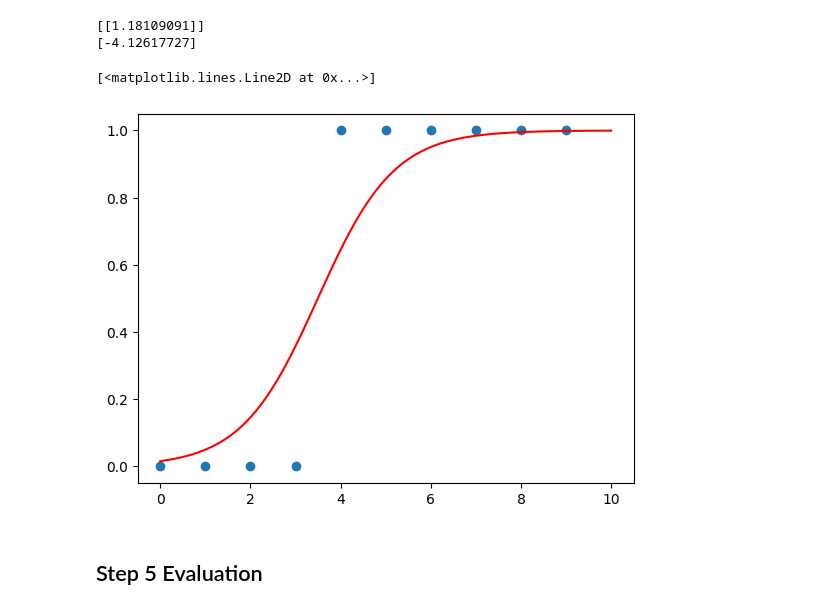
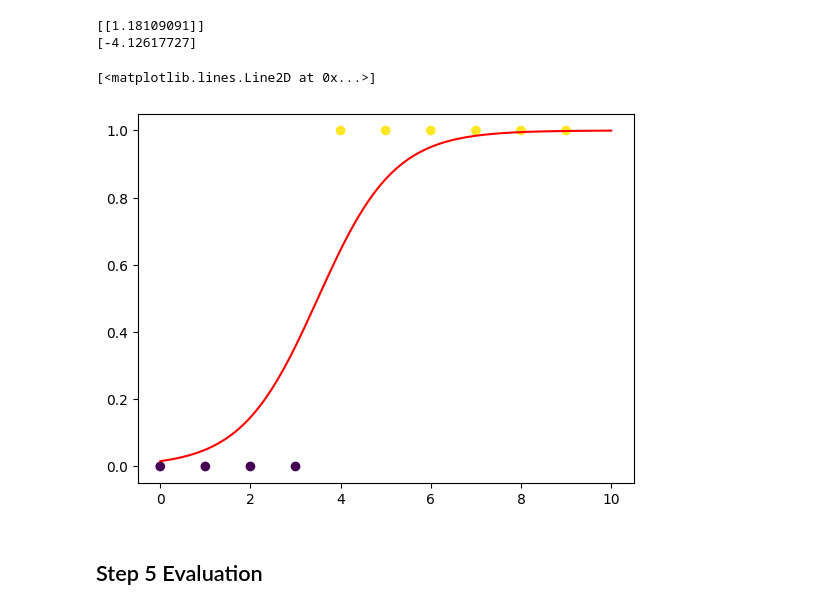
Before and after one commit to bakirmohammed1234/Machine_Learning, a Jupyter notebook: Sklearn_Models_Implementations/LogisticRegression/LogisticRegrssion1.ipynb, the cells around one changed output. Cells and saved outputs as stored; diff of their text form; code cells hidden in the pictures.

```diff
--- a/Sklearn_Models_Implementations/LogisticRegression/LogisticRegrssion1.ipynb
+++ b/Sklearn_Models_Implementations/LogisticRegression/LogisticRegrssion1.ipynb
@@ -55,11 +46,11 @@ print(model.intercept_)
 [-4.12617727]
 # %%
 ordonne = np.linspace(0,10,1000)
-plt.scatter(X,Y)
+plt.scatter(X,Y,c=Y)
 plt.plot(ordonne, 1 /( 1 + np.exp(- model.coef_[0][0] *ordonne - model.intercept_[0] )),color='r')
 # %% [output]
 [<matplotlib.lines.Line2D at 0x...>]
-[figure, old version]
+[figure, new version]
 # %% [markdown]
 ## Step 5  Evaluation
 # %%
```
Also changed, not shown: parts of 9 cells of this notebook.
